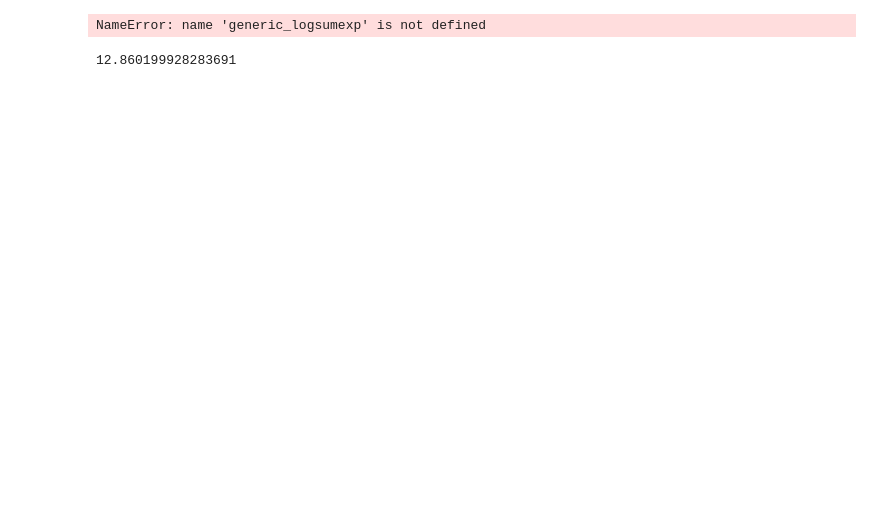
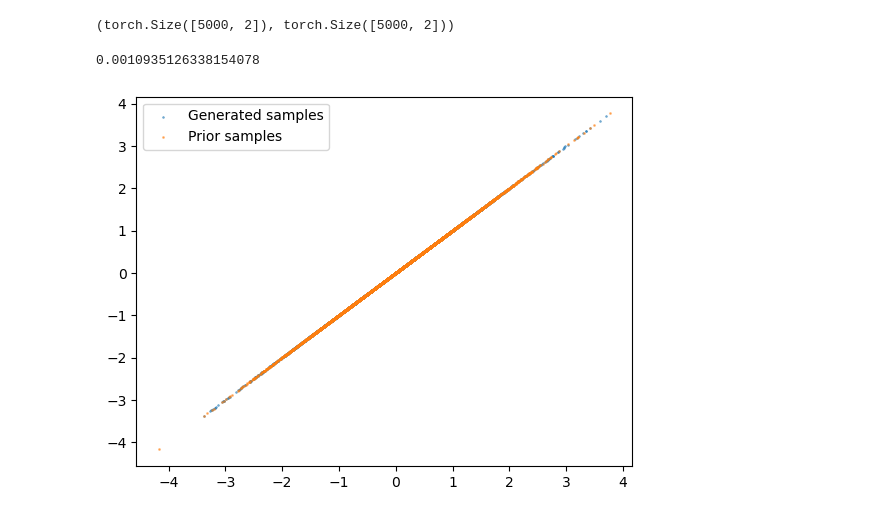
Before and after one commit to SebasGutHdz/PDPO, a Jupyter notebook: notebooks/visualize_trained_fm.ipynb, the cells around one changed output. Drawn from its saved outputs; the diff is of its cells as text; code cells hidden in the pictures; blank space fills up the shorter version.

```diff
--- a/notebooks/visualize_trained_fm.ipynb
+++ b/notebooks/visualize_trained_fm.ipynb
@@ -97,9 +91,30 @@ plt.legend()
+# %%
+true_samples.shape,node_samples.shape
+# %% [output]
+(torch.Size([5000, 2]), torch.Size([5000, 2]))
 # %%
 loss = SamplesLoss(loss = 'sinkhorn', p = 2, blur = 0.05)
 L = loss(node_samples,true_samples)
+L.item()
 # %% [output]
-NameError: name 'generic_logsumexp' is not defined
+0.0010935126338154078
-# %%
-L.item()
-# %% [output]
-12.860199928283691
+# %%
+# Compare pullback samples
+
+
+
+t_node_inv = torch.linspace(1,0,10).to(device)
+
+trajectory = node.trajectory(true_samples.to(device),t_span=t_node_inv)
+
+
+node_samples = trajectory[-1].detach().cpu()
+
+samples_prior = referece.sample((bs,)).to(device)
+# %%
+plt.scatter(node_samples[:,-1],node_samples[:,1],label='Generated samples',marker = '*',alpha=0.5,s=1)
+plt.scatter(samples_prior[:,-1].cpu().detach(),samples_prior[:,1].cpu().detach(),label='Prior samples',alpha=0.5,s=1)
+plt.legend()
+plt.show()
+# %% [output]
+[figure, added]
```
Also changed, not shown: parts of 6 cells of this notebook, 17 other files.
